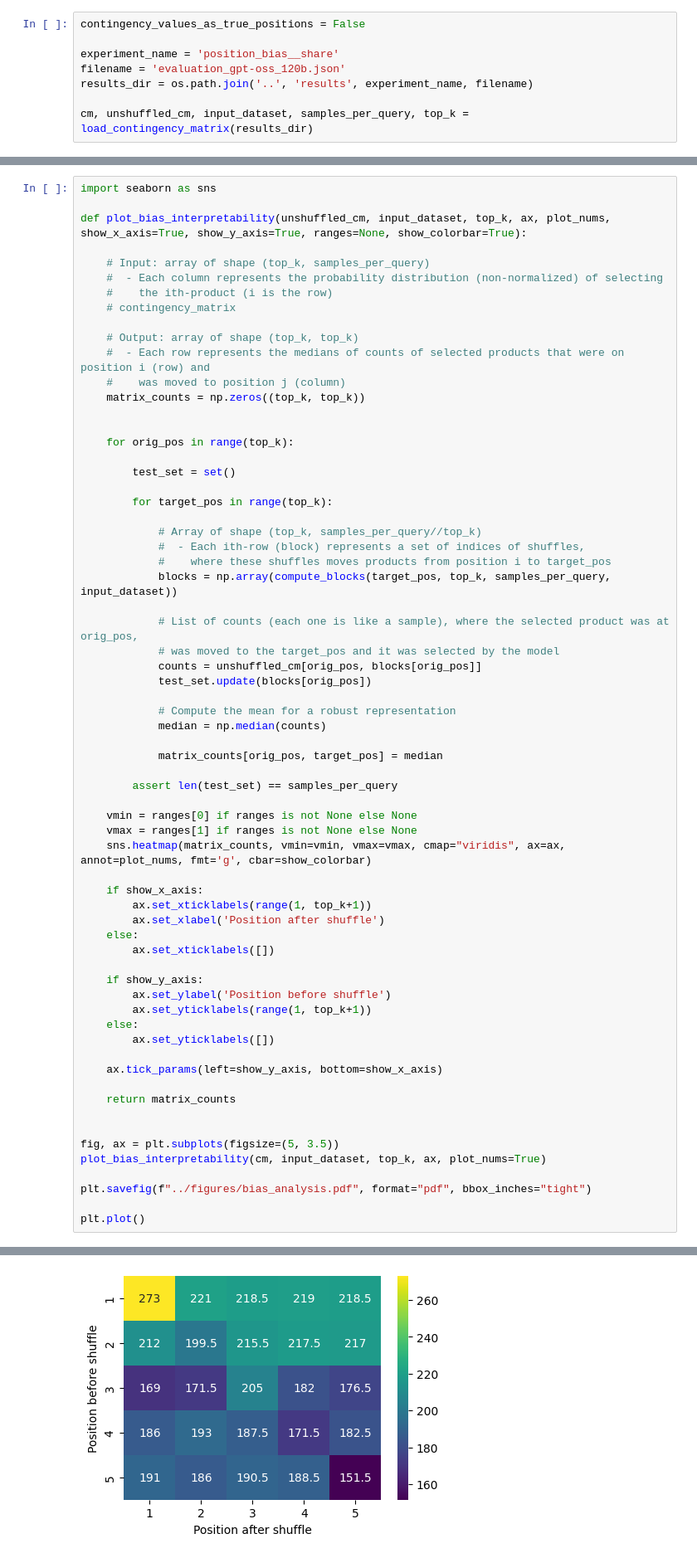
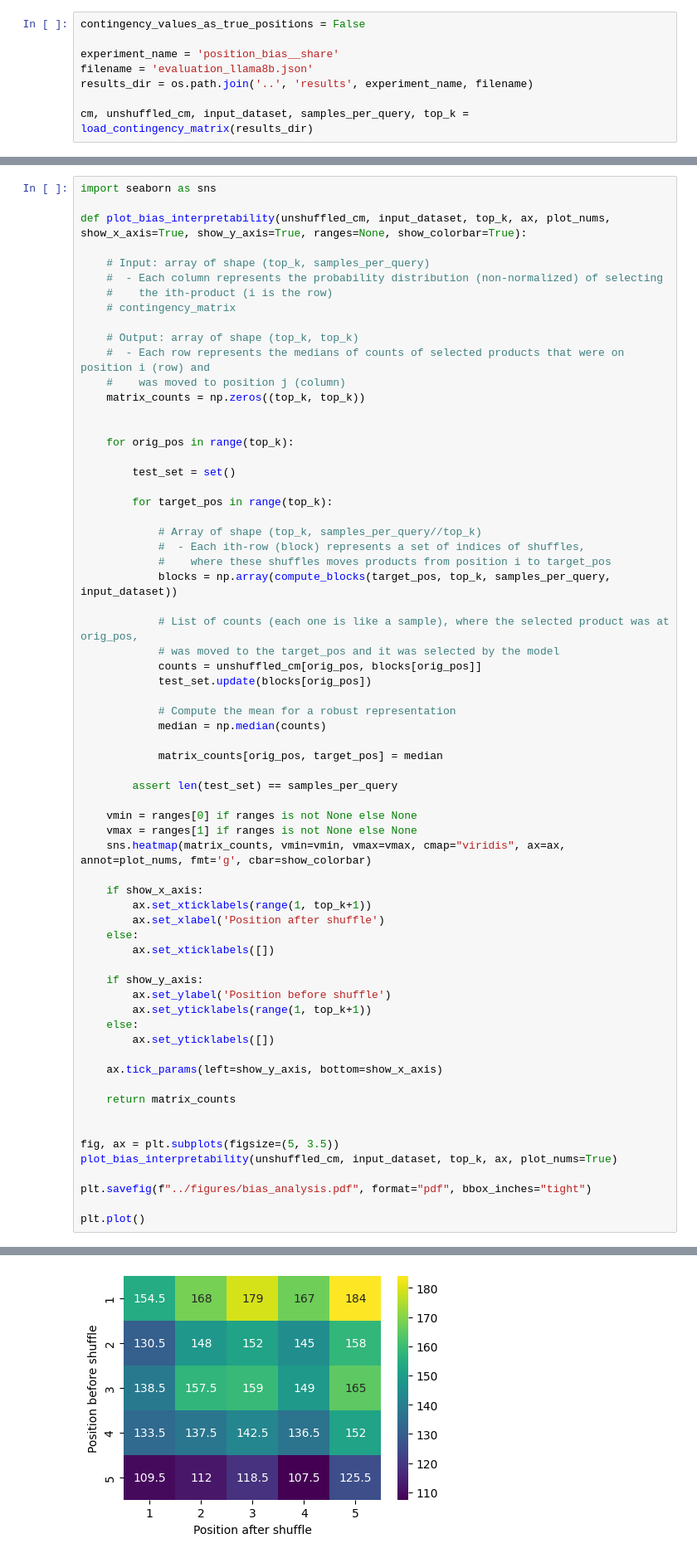
Before and after one commit to GoComputing/Positional-Bias, a Jupyter notebook: notebooks/bias_analysis.ipynb, the cells around one changed output, grey strips where cells are left out. Shown at 83% size. Drawn from its saved outputs; the diff is of its cells as text.

```diff
--- a/notebooks/bias_analysis.ipynb
+++ b/notebooks/bias_analysis.ipynb
@@ -56,7 +56,7 @@ def load_contingency_matrix(results_dir):
 contingency_values_as_true_positions = False
 
 experiment_name = 'position_bias__share'
-filename = 'evaluation_gpt-oss_120b.json'
+filename = 'evaluation_llama8b.json'
 results_dir = os.path.join('..', 'results', experiment_name, filename)
 
 cm, unshuffled_cm, input_dataset, samples_per_query, top_k = load_contingency_matrix(results_dir)
@@ -197,33 +197,33 @@ def plot_bias_interpretability(unshuffled_cm, input_dataset, top_k, ax, plot_num
         assert len(test_set) == samples_per_query
 
     vmin = ranges[0] if ranges is not None else None
     vmax = ranges[1] if ranges is not None else None
     sns.heatmap(matrix_counts, vmin=vmin, vmax=vmax, cmap="viridis", ax=ax, annot=plot_nums, fmt='g', cbar=show_colorbar)
 
     if show_x_axis:
         ax.set_xticklabels(range(1, top_k+1))
         ax.set_xlabel('Position after shuffle')
     else:
         ax.set_xticklabels([])
 
     if show_y_axis:
         ax.set_ylabel('Position before shuffle')
         ax.set_yticklabels(range(1, top_k+1))
     else:
         ax.set_yticklabels([])
 
     ax.tick_params(left=show_y_axis, bottom=show_x_axis)
 
     return matrix_counts
 
 
 fig, ax = plt.subplots(figsize=(5, 3.5))
-plot_bias_interpretability(cm, input_dataset, top_k, ax, plot_nums=True)
+plot_bias_interpretability(unshuffled_cm, input_dataset, top_k, ax, plot_nums=True)
 
 plt.savefig(f"../figures/bias_analysis.pdf", format="pdf", bbox_inches="tight")
 
 plt.plot()
 # %% [output]
 []
-[figure, old version]
+[figure, new version]
 # %%
```
Also changed, not shown: parts of 6 cells of this notebook.
